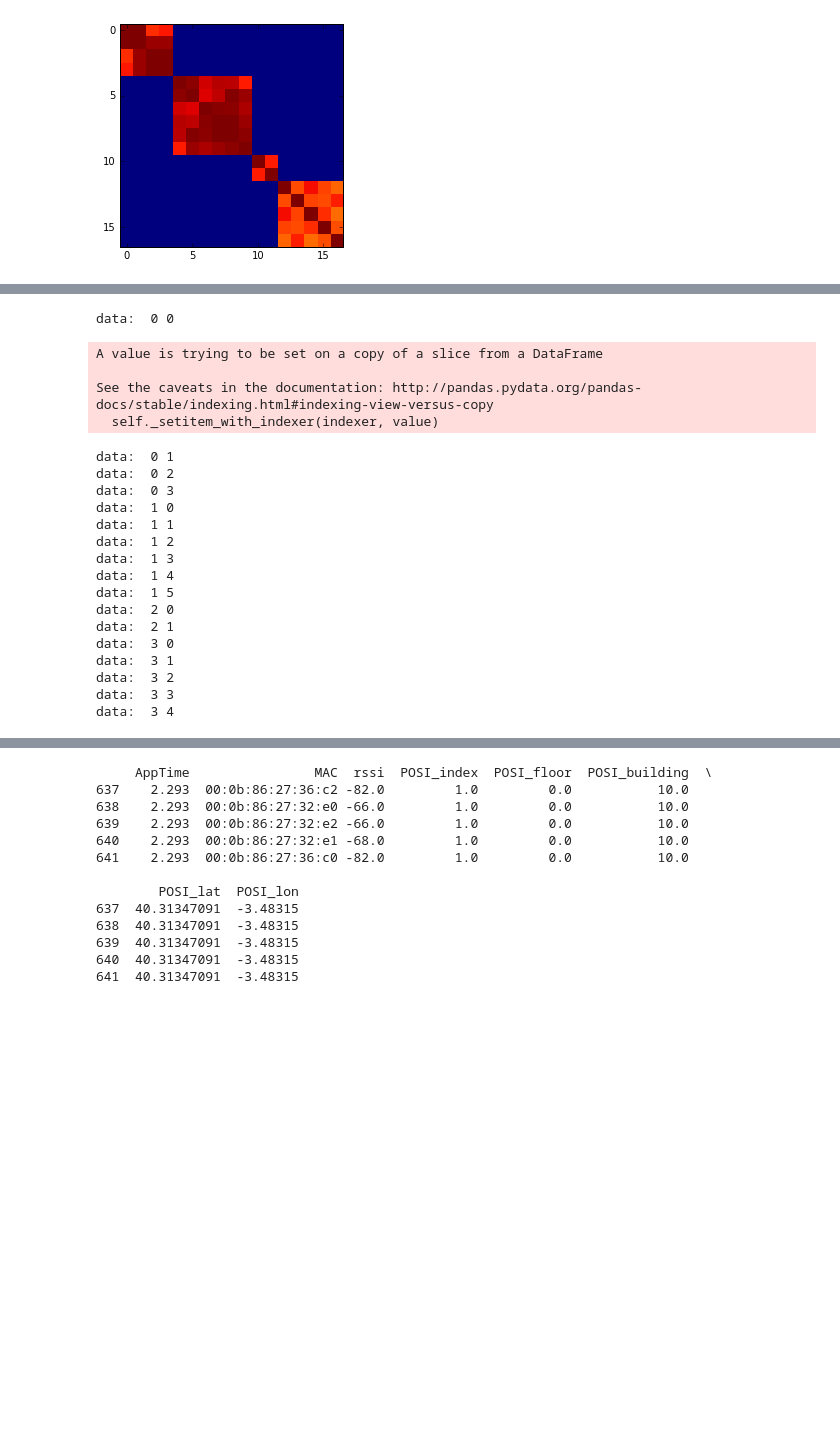
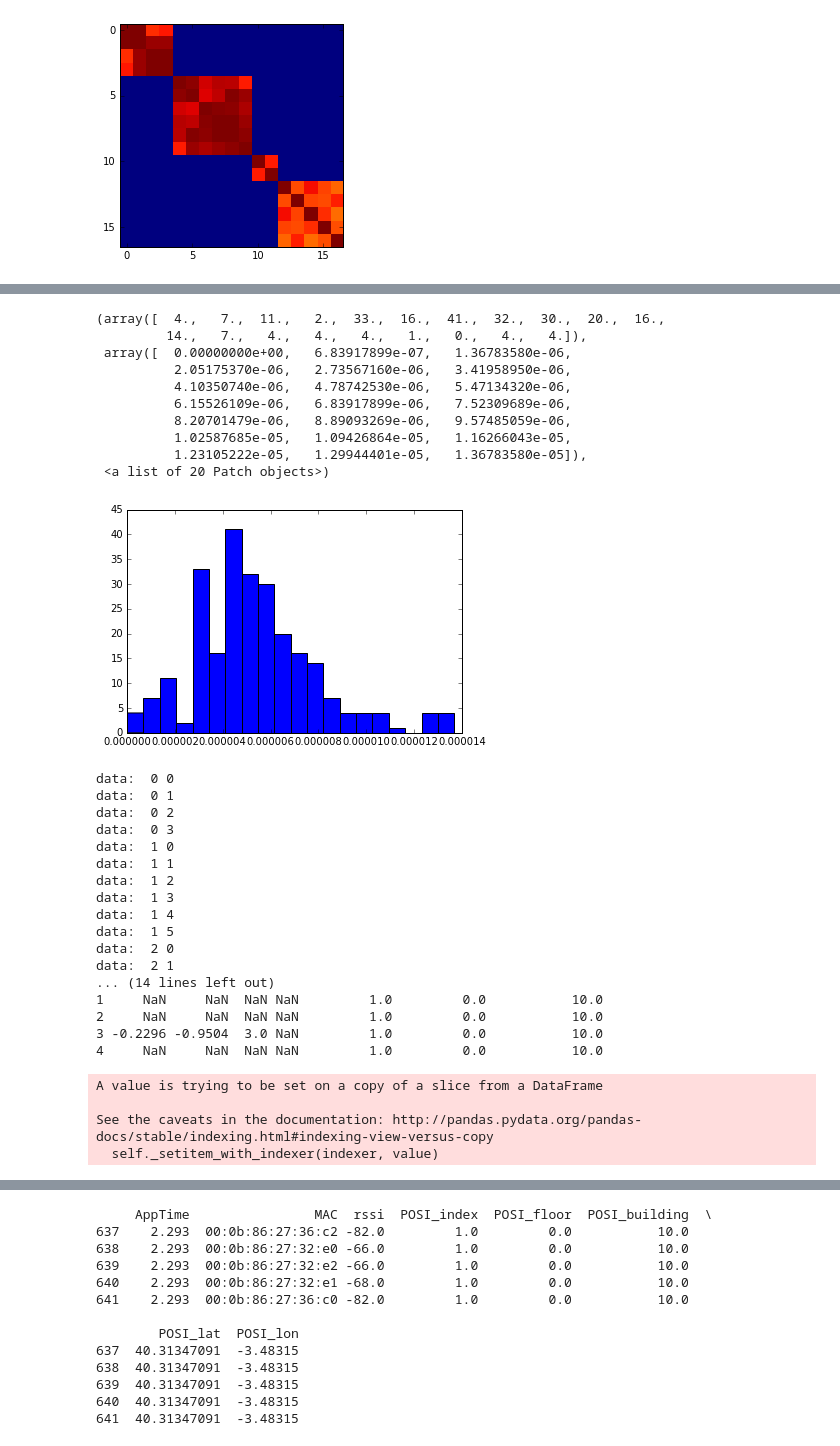
Before and after one commit to yairbeer/lis2016, a Jupyter notebook: data_exploration.ipynb, the cells around one changed output, grey strips where cells are left out. Cells and saved outputs as stored; diff of their text form; code cells hidden in the pictures; blank space fills up the shorter version.

```diff
--- a/data_exploration.ipynb
+++ b/data_exploration.ipynb
@@ -143,0 +117,11 @@ train/UJIUB\logfile_UJIUB_R3_S3.txt
+# %%
+# Build speed between ground truth points ds / dt
+for i in range(len(track_posi)):
+    for j in range(len(track_posi[i])):
+        track_posi[i][j]['speed_lim'] = np.zeros((track_posi[i][j].shape[0]))
+        for k in range(1, track_posi[i][j].shape[0]):
+            ds = np.sqrt((float(track_posi[i][j]['Lat'].iloc[k]) - float(track_posi[i][j]['Lat'].iloc[k-1])) ** 2 +
+                         (float(track_posi[i][j]['Lon'].iloc[k]) - float(track_posi[i][j]['Lon'].iloc[k-1])) ** 2)
+            dt = float(track_posi[i][j]['Time'].iloc[k]) - float(track_posi[i][j]['Time'].iloc[k-1])
+            track_posi[i][j]['speed_lim'].iloc[k] = ds / dt
+print(track_posi[0][0].head())
@@ -144,13 +146,31 @@ train/UJIUB\logfile_UJIUB_R3_S3.txt
+# %%
+# create a list of all movements in building 10
+movements = []
+building_index = 0
+for i in range(len(track_posi[building_index])):
+    movements += list(track_posi[building_index][i]['speed_lim'].values)
+plt.hist(movements, bins=20)
+# %% [output]
+(array([  4.,   7.,  11.,   2.,  33.,  16.,  41.,  32.,  30.,  20.,  16.,
+         14.,   7.,   4.,   4.,   4.,   1.,   0.,   4.,   4.]),
+ array([  0.00000000e+00,   6.83917899e-07,   1.36783580e-06,
+          2.05175370e-06,   2.73567160e-06,   3.41958950e-06,
+          4.10350740e-06,   4.78742530e-06,   5.47134320e-06,
+          6.15526109e-06,   6.83917899e-06,   7.52309689e-06,
+          8.20701479e-06,   8.89093269e-06,   9.57485059e-06,
+          1.02587685e-05,   1.09426864e-05,   1.16266043e-05,
+          1.23105222e-05,   1.29944401e-05,   1.36783580e-05]),
+ <a list of 20 Patch objects>)
+[figure, added]
 # %%
 # associate signals with POSI ids. Spliting at middle of the time between POSI measurements
 for i in range(len(track_data)):
     for j in range(len(track_data[i])):
         print('data: ', i, j)
+        track_data[i][j].columns.values[:3] = ['Sensor', 'AppTime', 'SensorTime']
         track_data[i][j]['POSI_index'] = np.zeros((track_data[i][j].shape[0])) * np.nan
         track_data[i][j]['POSI_floor'] = np.zeros((track_data[i][j].shape[0])) * np.nan
         track_data[i][j]['POSI_building'] = np.zeros((track_data[i][j].shape[0])) * np.nan
-        track_data[i][j]['POSI_lat'] = np.zeros((track_data[i][j].shape[0])) * np.nan
-        track_data[i][j]['POSI_lon'] = np.zeros((track_data[i][j].shape[0])) * np.nan
         for k in range(track_posi[i][j].shape[0]):
             ind_begin_time = track_posi[i][j]['ind_begin_time'].iloc[k]
             ind_end_time = track_posi[i][j]['ind_end_time'].iloc[k]
@@ -158,8 +178,6 @@ for i in range(len(track_data)):
             ind = track_posi[i][j]['index'].iloc[k]
             ind_floor = track_posi[i][j]['FloorID'].iloc[k]
             ind_building = track_posi[i][j]['BuildingID'].iloc[k]
-            ind_lat = track_posi[i][j]['Lat'].iloc[k]
-            ind_lon = track_posi[i][j]['Lon'].iloc[k]
 
             index_limits = np.logical_and(track_data[i][j][1].values >= ind_begin_time,
                                           track_data[i][j][1].values < ind_end_time)
@@ -167,27 +185,27 @@ for i in range(len(track_data)):
             track_data[i][j]['POSI_index'].iloc[index_limits] = ind
             track_data[i][j]['POSI_floor'].iloc[index_limits] = ind_floor
             track_data[i][j]['POSI_building'].iloc[index_limits] = ind_building
-            track_data[i][j]['POSI_lat'].iloc[index_limits] = ind_lat
-            track_data[i][j]['POSI_lon'].iloc[index_limits] = ind_lon
+
+print(track_data[0][0].head())
 # %% [output]
 data:  0 0
+data:  0 1
+data:  0 2
+data:  0 3
+data:  1 0
+data:  1 1
+data:  1 2
+data:  1 3
+data:  1 4
+data:  1 5
+data:  2 0
+data:  2 1
+... (14 lines left out)
+1     NaN     NaN  NaN NaN         1.0         0.0           10.0
+2     NaN     NaN  NaN NaN         1.0         0.0           10.0
+3 -0.2296 -0.9504  3.0 NaN         1.0         0.0           10.0
+4     NaN     NaN  NaN NaN         1.0         0.0           10.0
 A value is trying to be set on a copy of a slice from a DataFrame
 
 See the caveats in the documentation: http://pandas.pydata.org/pandas-docs/stable/indexing.html#indexing-view-versus-copy
   self._setitem_with_indexer(indexer, value)
-data:  0 1
-data:  0 2
-data:  0 3
-data:  1 0
-data:  1 1
-data:  1 2
-data:  1 3
-data:  1 4
-data:  1 5
-data:  2 0
-data:  2 1
-data:  3 0
-data:  3 1
-data:  3 2
-data:  3 3
-data:  3 4
```
Also changed, not shown: parts of 10 cells of this notebook.
